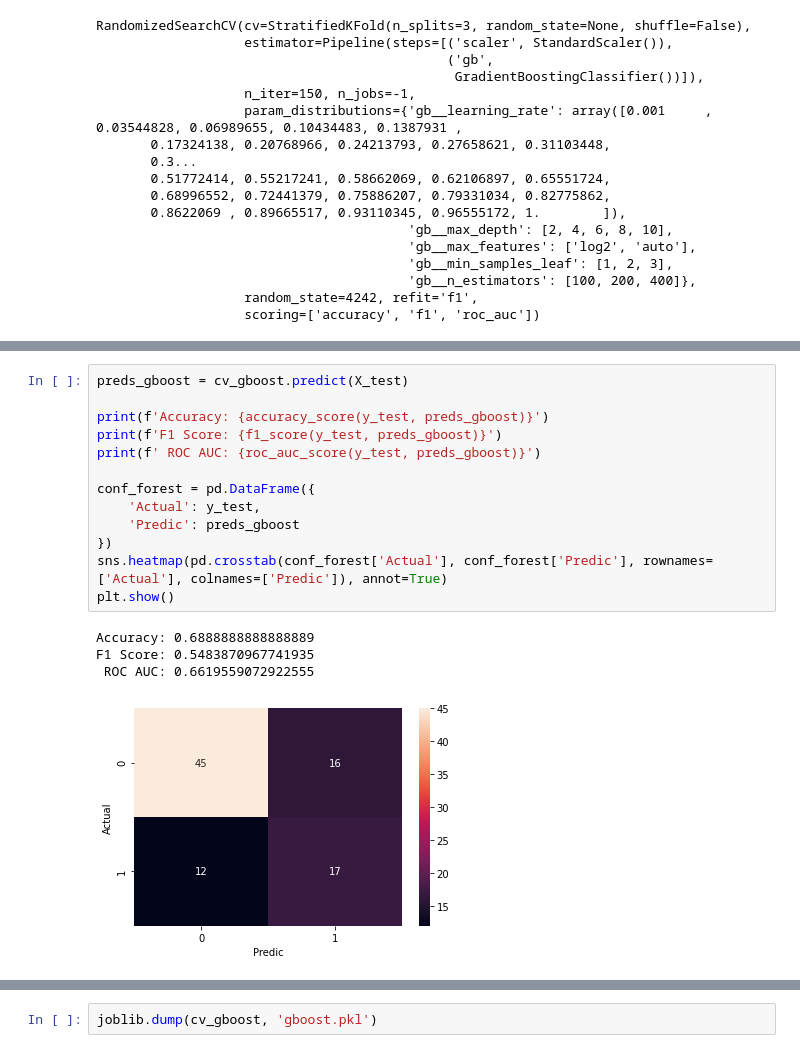
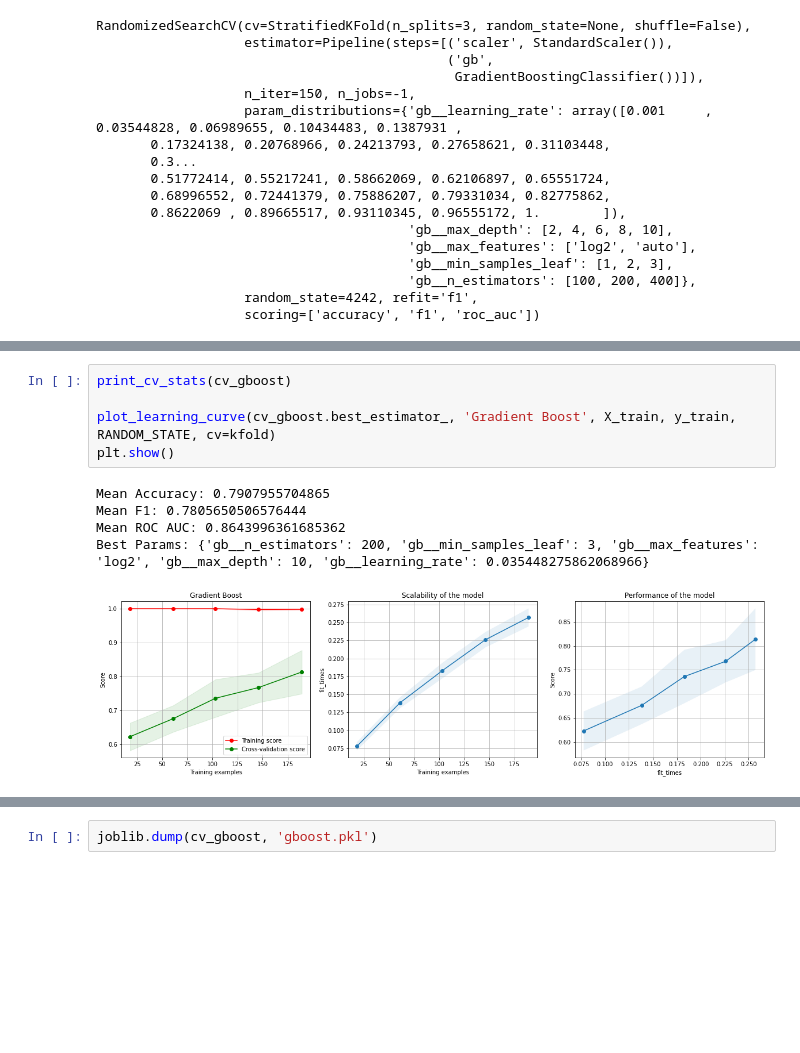
Before and after one commit to KasumiL5x/bu-postdoc-test, a Jupyter notebook: model.ipynb, the cells around one changed output, grey strips where cells are left out. Saved outputs shown, nothing was run; the diff lists cells and outputs as text; blank space fills up the shorter version.

```diff
--- a/model.ipynb
+++ b/model.ipynb
@@ -412,18 +450,11 @@ Mean ROC: 0.8656903785859195
-# %%
-preds_gboost = cv_gboost.predict(X_test)
-
-print(f'Accuracy: {accuracy_score(y_test, preds_gboost)}')
-print(f'F1 Score: {f1_score(y_test, preds_gboost)}')
-print(f' ROC AUC: {roc_auc_score(y_test, preds_gboost)}')
-
-conf_forest = pd.DataFrame({
-    'Actual': y_test,
-    'Predic': preds_gboost
-})
-sns.heatmap(pd.crosstab(conf_forest['Actual'], conf_forest['Predic'], rownames=['Actual'], colnames=['Predic']), annot=True)
-plt.show()
-# %% [output]
-Accuracy: 0.6888888888888889
-F1 Score: 0.5483870967741935
- ROC AUC: 0.6619559072922555
-[figure, removed]
+# %%
+print_cv_stats(cv_gboost)
+
+plot_learning_curve(cv_gboost.best_estimator_, 'Gradient Boost', X_train, y_train, RANDOM_STATE, cv=kfold)
+plt.show()
+# %% [output]
+Mean Accuracy: 0.7907955704865
+Mean F1: 0.7805650506576444
+Mean ROC AUC: 0.8643996361685362
+Best Params: {'gb__n_estimators': 200, 'gb__min_samples_leaf': 3, 'gb__max_features': 'log2', 'gb__max_depth': 10, 'gb__learning_rate': 0.035448275862068966}
+[figure, added]
```
Also changed, not shown: parts of 47 cells of this notebook, 1 other file.
